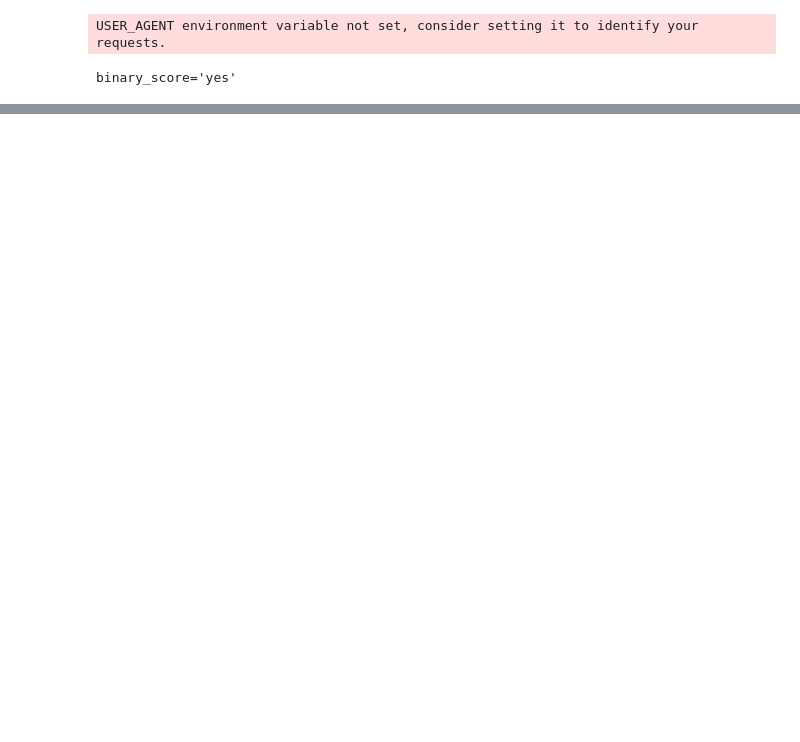
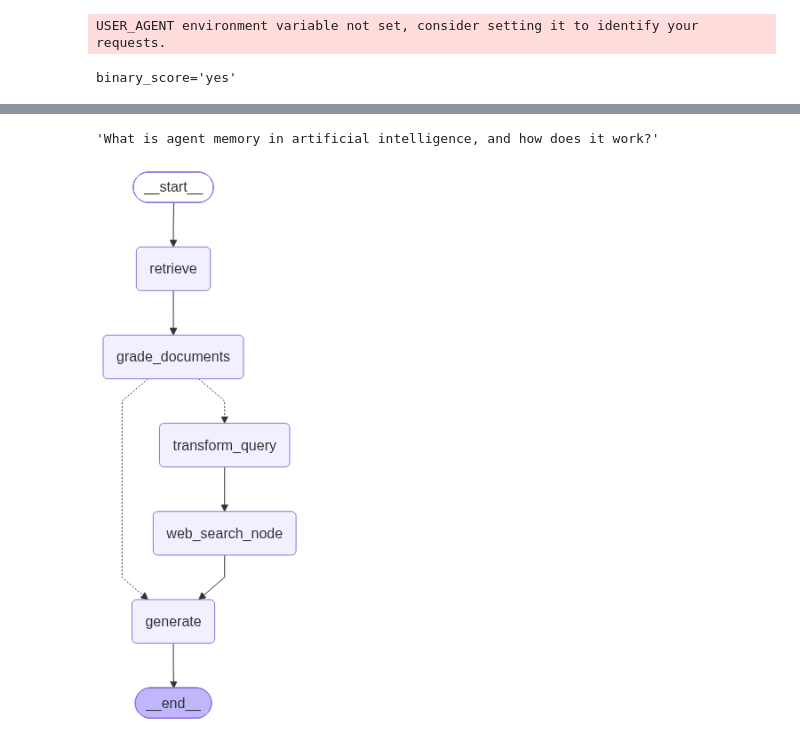
Before and after one commit to pranayramtekkar2003/AgenticAi, a Jupyter notebook: RAG/CorrectiveRAG.ipynb, the cells around one changed output, grey strips where cells are left out. Saved outputs shown, nothing was run; the diff lists cells and outputs as text; code cells hidden in the pictures; blank space fills up the shorter version.

```diff
--- a/RAG/CorrectiveRAG.ipynb
+++ b/RAG/CorrectiveRAG.ipynb
@@ -74,0 +92,19 @@ binary_score='yes'
+# %%
+llm = ChatGroq(model='openai/gpt-oss-20b')
+
+system = """You a question re-writer that converts an input question to a better version that is optimized \n
+     for web search. Look at the input and try to reason about the underlying semantic intent / meaning."""
+re_write_prompt = ChatPromptTemplate.from_messages(
+    [
+        ("system", system),
+        (
+            "human",
+            "Here is the initial question: \n\n {question} \n Formulate an improved question.",
+        ),
+    ]
+)
+
+question_rewriter = re_write_prompt | llm | StrOutputParser()
+question_rewriter.invoke({"question": question})
+# %% [output]
+'What is agent memory in artificial intelligence, and how does it work?'
@@ -74,0 +115,20 @@ binary_score='yes'
+# %%
+from typing import List
+from typing_extensions import TypedDict
+
+
+class GraphState(TypedDict):
+    """
+    Represents the state of our graph.
+
+    Attributes:
+        question: question
+        generation: LLM generation
+        web_search: whether to add search
+        documents: list of documents
+    """
+
+    question: str
+    generation: str
+    web_search: str
+    documents: List[str]
@@ -74,0 +274,31 @@ binary_score='yes'
+# %%
+from langgraph.graph import END, StateGraph, START
+from IPython.display import Image, display
+
+workflow = StateGraph(GraphState)
+
+workflow.add_node("retrieve", retrieve)  # retrieve
+workflow.add_node("grade_documents", grade_documents)  # grade documents
+workflow.add_node("generate", generate)  # generate
+workflow.add_node("transform_query", transform_query)  # transform_query
+workflow.add_node("web_search_node", web_search)  # web search
+
+workflow.add_edge(START, "retrieve")
+workflow.add_edge("retrieve", "grade_documents")
+workflow.add_conditional_edges(
+    "grade_documents",
+    decide_to_generate,
+    {
+        "transform_query": "transform_query",
+        "generate": "generate",
+    },
+)
+workflow.add_edge("transform_query", "web_search_node")
+workflow.add_edge("web_search_node", "generate")
+workflow.add_edge("generate", END)
+
+app = workflow.compile()
+
+display(Image(app.get_graph(xray=True).draw_mermaid_png()))
+# %% [output]
+[figure, added]
```
Also changed, not shown: parts of 5 cells of this notebook.
